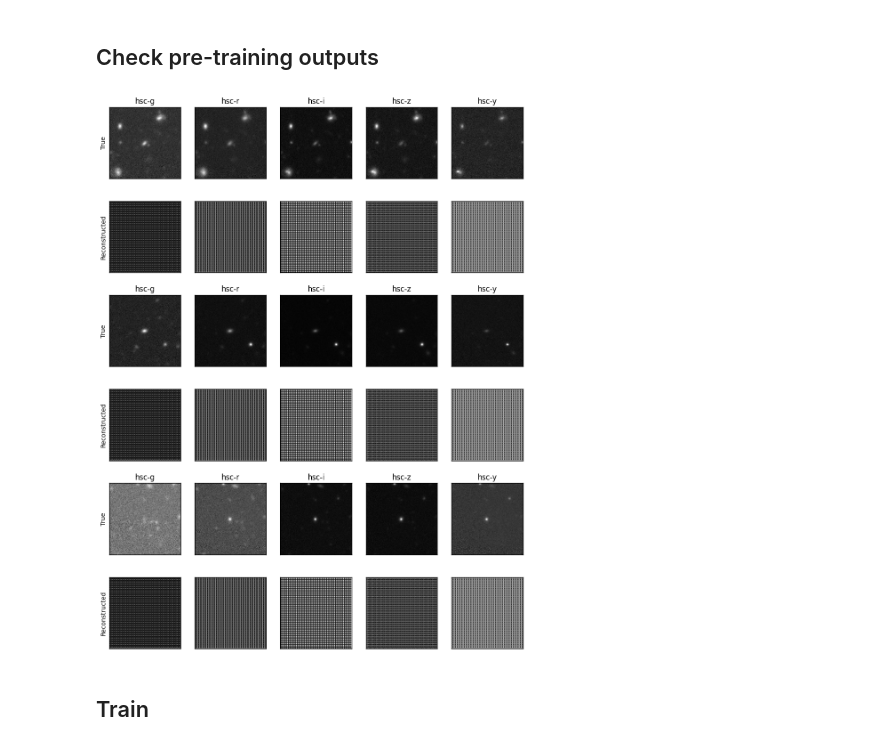
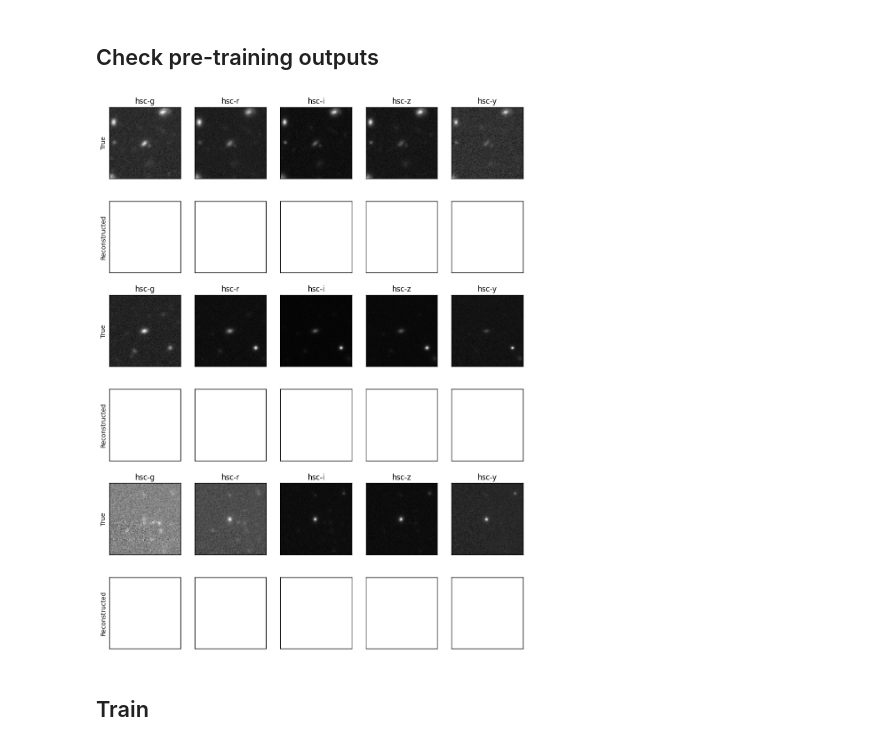
Before and after one commit to fkeruzore/GalGenAi, a Jupyter notebook: notebooks/vae_hsc.ipynb, the cells around one changed output. Drawn from its saved outputs; the diff is of its cells as text; code cells hidden in the pictures.

```diff
--- a/notebooks/vae_hsc.ipynb
+++ b/notebooks/vae_hsc.ipynb
@@ -83,30 +108,38 @@ Latent log variance shape: torch.Size([4, 32])
 # %%
 model.eval()
 _n_plot = 3
 
 imgs = torch.stack([dataset[i] for i in range(4)]).to(device)
 with torch.no_grad():
     recs, _, _ = model(imgs)
 
 fig, axs = plt.subplots(_n_plot * 2, n_bands, figsize=(12, 16))
 for i in range(_n_plot):
     axs_row_true = axs[2 * i]
     axs_row_reco = axs[2 * i + 1]
 
     axs_row_true[0].set_ylabel("True")
     axs_row_reco[0].set_ylabel("Reconstructed")
 
     for j, band in enumerate(bands):
-        axs_row_true[j].imshow(imgs[i, j].cpu(), origin="lower", cmap="gray")
-        axs_row_reco[j].imshow(recs[i, j].cpu(), origin="lower", cmap="gray")
+        minmax = {
+            "vmin": imgs[i, j].cpu().min(),
+            "vmax": imgs[i, j].cpu().max(),
+        }
+        axs_row_true[j].imshow(
+            imgs[i, j].cpu(), origin="lower", cmap="gray", **minmax
+        )
+        axs_row_reco[j].imshow(
+            recs[i, j].cpu(), origin="lower", cmap="gray", **minmax
+        )
 
         axs_row_true[j].xaxis.set_ticks([])
         axs_row_true[j].yaxis.set_ticks([])
         axs_row_reco[j].xaxis.set_ticks([])
         axs_row_reco[j].yaxis.set_ticks([])
         axs_row_true[j].set_title(band)
 # %% [output]
-[figure, old version]
+[figure, new version]
 # %% [markdown]
 ## Train
 # %%
```
Also changed, not shown: parts of 8 cells of this notebook.
